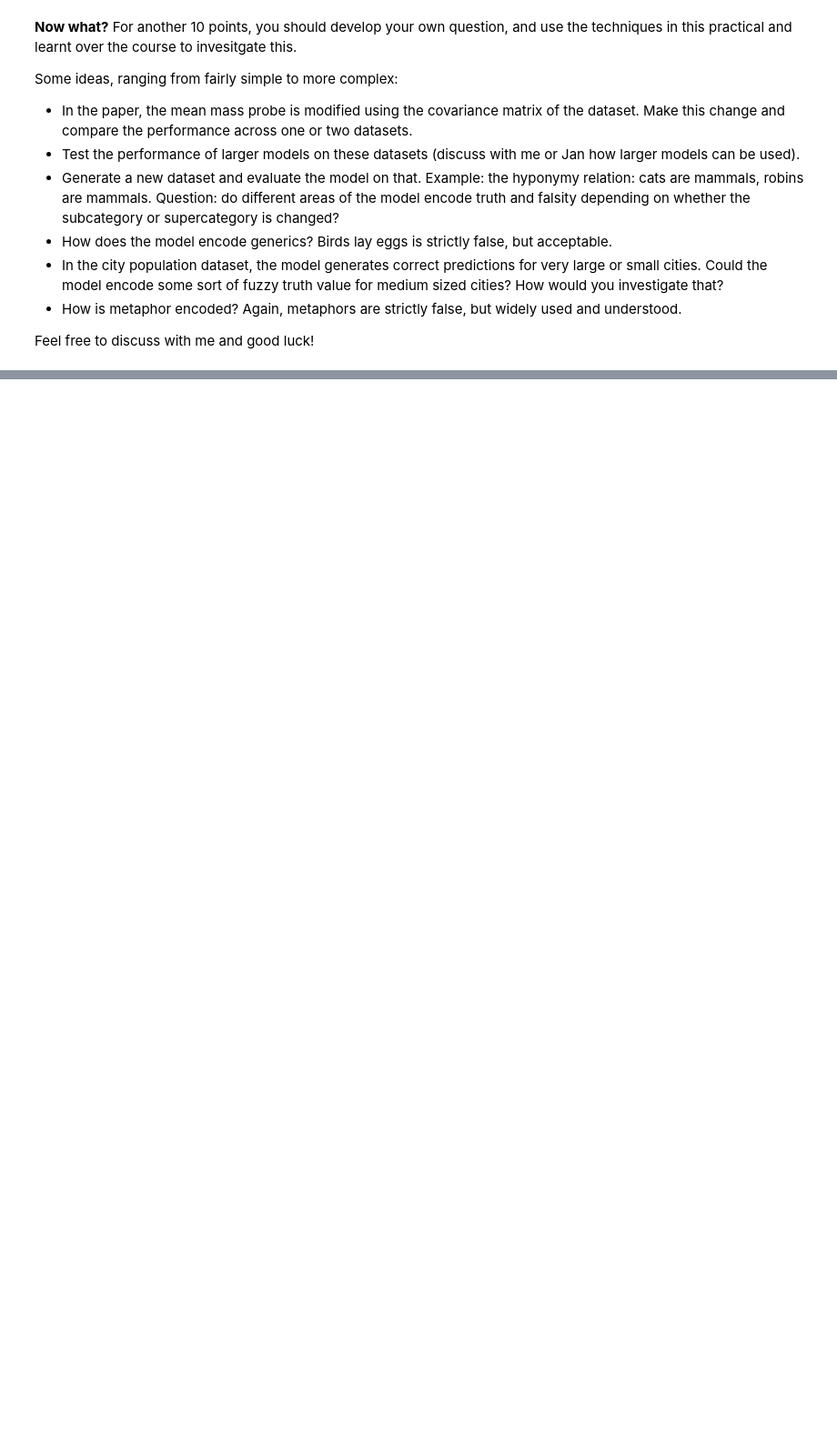
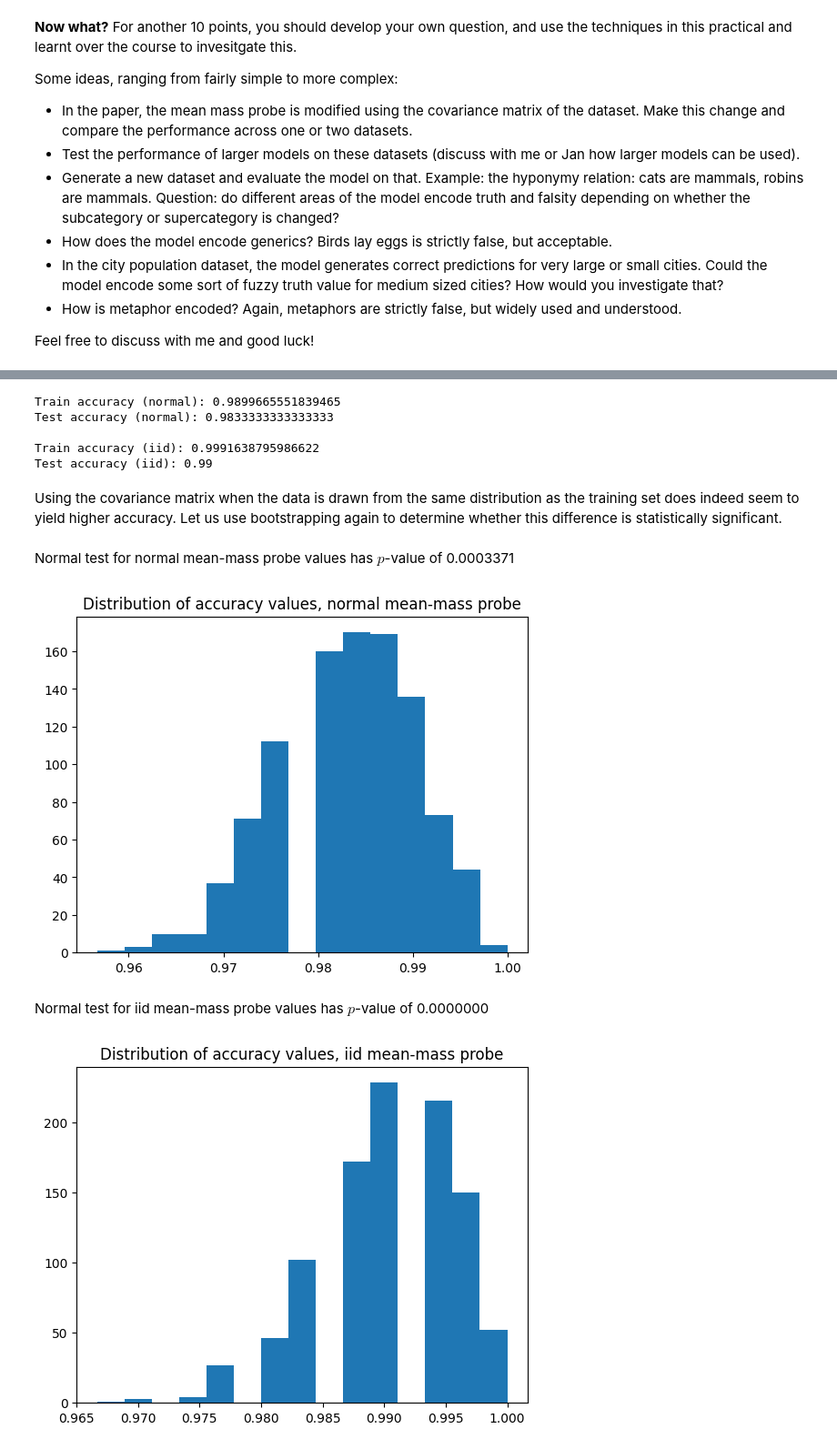
Before and after one commit to Noam-Coh3n/MLLM_practical, a Jupyter notebook: Practical_Notebook_2.ipynb, the cells around one changed output, grey strips where cells are left out. Shown: that part at 91% size. Cells and saved outputs as stored; diff of their text form; code cells hidden in the pictures; blank space fills up the shorter version.

```diff
--- a/Practical_Notebook_2.ipynb
+++ b/Practical_Notebook_2.ipynb
@@ -921,0 +957,57 @@ Some ideas, ranging from fairly simple to more complex:
+# %%
+# Get predictions on the train set
+train_pred = mm_classifier(train_activations, ytrain)
+train_pred_iid = mm_classifier(train_activations, ytrain, cov=True)
+
+# Get predictions on the test set using the direction from the train set
+test_pred = mm_classifier(test_activations, ytest, dir=mm_dir(train_activations, ytrain))
+test_pred_iid = mm_classifier(test_activations, ytest, dir=mm_dir(train_activations, ytrain, cov=True))
+# %%
+# Calculate accuracies without using covariance matrix
+print(f"Train accuracy (normal): {accuracy_score(train_pred, ytrain)}")
+print(f"Test accuracy (normal): {accuracy_score(test_pred, ytest)}")
+
+print()
+
+# Calculate accuracies with covariance matrix
+print(f"Train accuracy (iid): {accuracy_score(train_pred_iid, ytrain)}")
+print(f"Test accuracy (iid): {accuracy_score(test_pred_iid, ytest)}")
+# %% [output]
+Train accuracy (normal): 0.9899665551839465
+Test accuracy (normal): 0.9833333333333333
+
+Train accuracy (iid): 0.9991638795986622
+Test accuracy (iid): 0.99
+# %% [markdown]
+Using the covariance matrix when the data is drawn from the same distribution as the training set does indeed seem to yield higher accuracy. Let us use bootstrapping again to determine whether this difference is statistically significant.
+# %%
+num_bootstraps = 1000
+
+acc = []
+acc_iid = []
+
+for _ in range(num_bootstraps):
+    # randomly select indices with replacement from the test set.
+    idx = np.random.choice(len(ytest), size=len(ytest), replace=True)
+
+    ytest_i = np.array(ytest)[idx]
+    pred_i = test_pred[idx]
+    pred_iid_i = test_pred_iid[idx]
+
+    acc.append(accuracy_score(ytest_i, pred_i))
+    acc_iid.append(accuracy_score(ytest_i, pred_iid_i))
+
+display(Markdown(f"Normal test for normal mean-mass probe values has $p$-value of {normaltest(acc).pvalue:.7f}"))
+plt.hist(acc, bins=15)
+plt.title("Distribution of accuracy values, normal mean-mass probe")
+plt.show()
+
+display(Markdown(f"Normal test for iid mean-mass probe values has $p$-value of {normaltest(acc_iid).pvalue:.7f}"))
+plt.hist(acc_iid, bins=15)
+plt.title("Distribution of accuracy values, iid mean-mass probe")
+plt.show()
+# %% [output]
+Normal test for normal mean-mass probe values has $p$-value of 0.0003371
+[figure, added]
+Normal test for iid mean-mass probe values has $p$-value of 0.0000000
+[figure, added]
```
Also changed, not shown: parts of 6 cells of this notebook.
